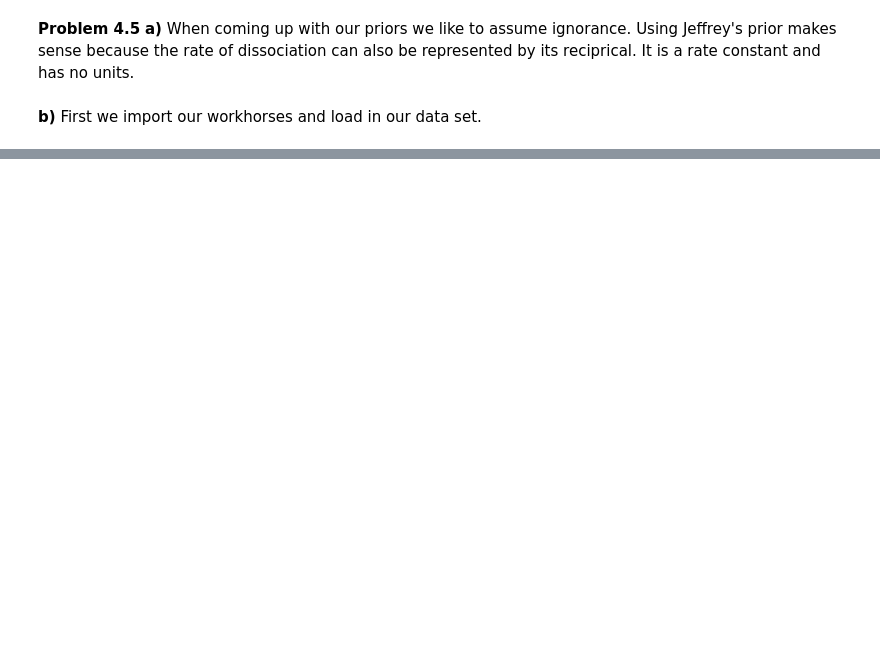
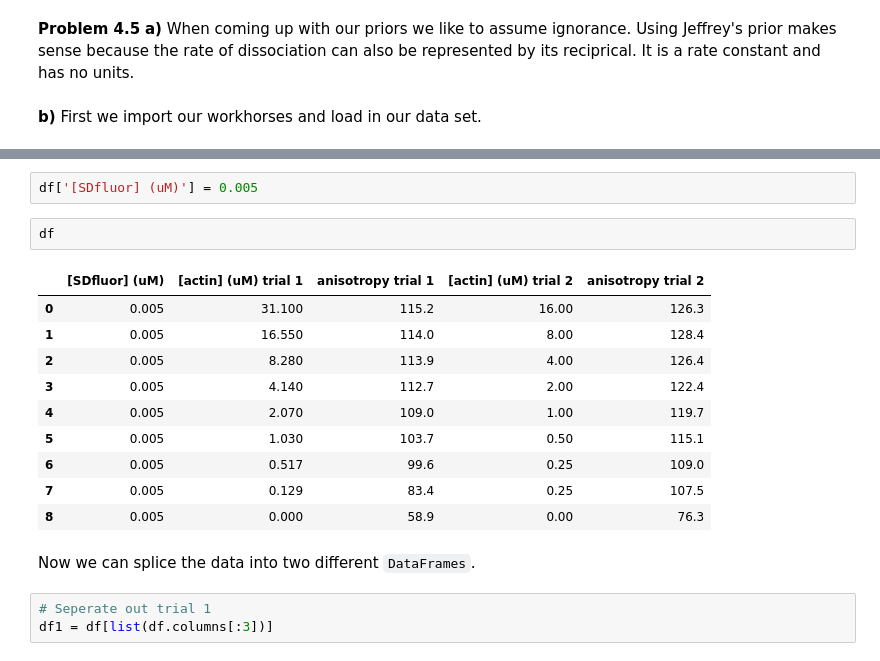
Before and after one commit to shashank-gandhi/DataAnalysisHomeworkRepository, a Jupyter notebook: Homework4/group3_hw4_prob5.ipynb, the cells around one changed output, grey strips where cells are left out. Saved outputs shown, nothing was run; the diff lists cells and outputs as text; blank space fills up the shorter version.

```diff
--- a/Homework4/group3_hw4_prob5.ipynb
+++ b/Homework4/group3_hw4_prob5.ipynb
@@ -45,0 +55,20 @@ OSError: File b'./data/rasson_et_al/rasson_dissociation_anisotropy.csv ' does no
+# %%
+df['[SDfluor] (uM)'] = 0.005
+# %%
+df
+# %% [output]
+|  | [SDfluor] (uM) | [actin] (uM) trial 1 | anisotropy trial 1 | [actin] (uM) trial 2 | anisotropy trial 2 |
+| 0 | 0.005 | 31.100 | 115.2 | 16.00 | 126.3 |
+| 1 | 0.005 | 16.550 | 114.0 | 8.00 | 128.4 |
+| 2 | 0.005 | 8.280 | 113.9 | 4.00 | 126.4 |
+| 3 | 0.005 | 4.140 | 112.7 | 2.00 | 122.4 |
+| 4 | 0.005 | 2.070 | 109.0 | 1.00 | 119.7 |
+| 5 | 0.005 | 1.030 | 103.7 | 0.50 | 115.1 |
+| 6 | 0.005 | 0.517 | 99.6 | 0.25 | 109.0 |
+| 7 | 0.005 | 0.129 | 83.4 | 0.25 | 107.5 |
+| 8 | 0.005 | 0.000 | 58.9 | 0.00 | 76.3 |
+# %% [markdown]
+Now we can splice the data into two different `DataFrames`.
+# %%
+# Seperate out trial 1
+df1 = df[list(df.columns[:3])]
```
Also changed, not shown: parts of 14 cells of this notebook.
